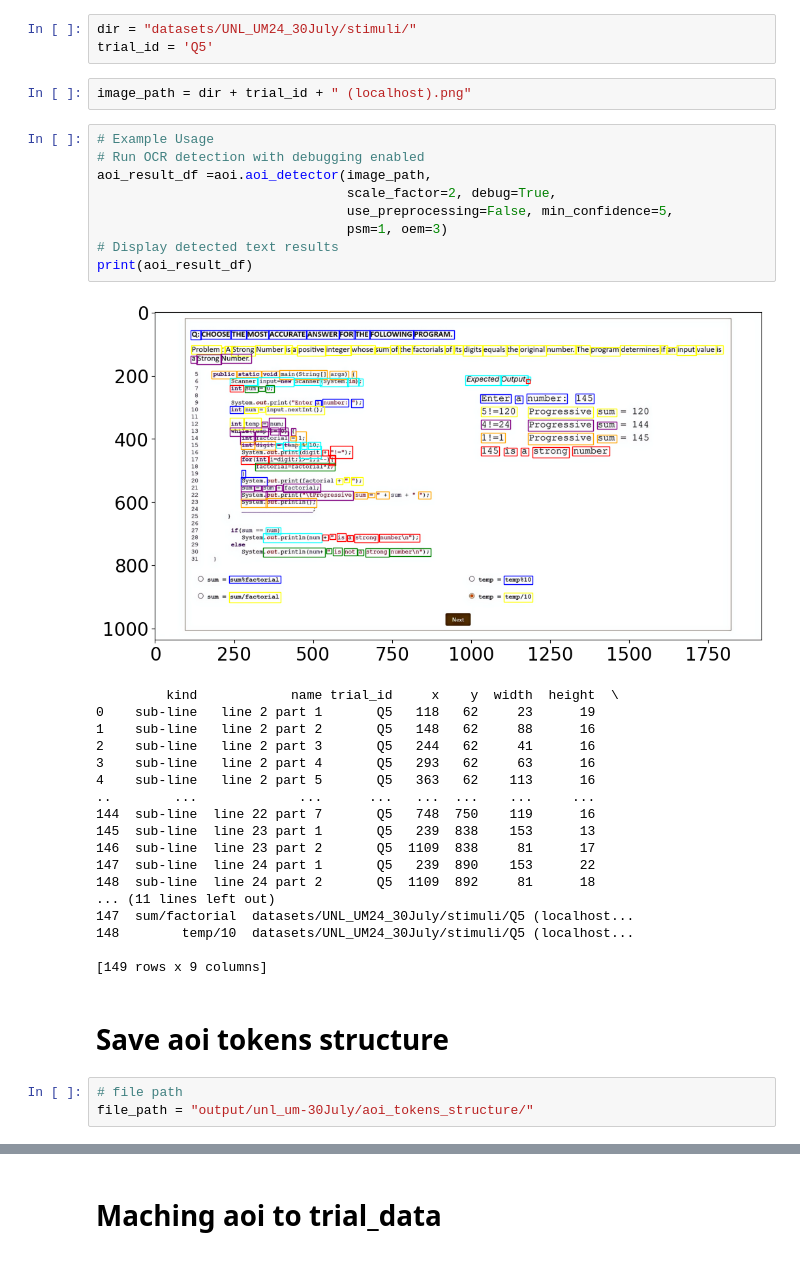
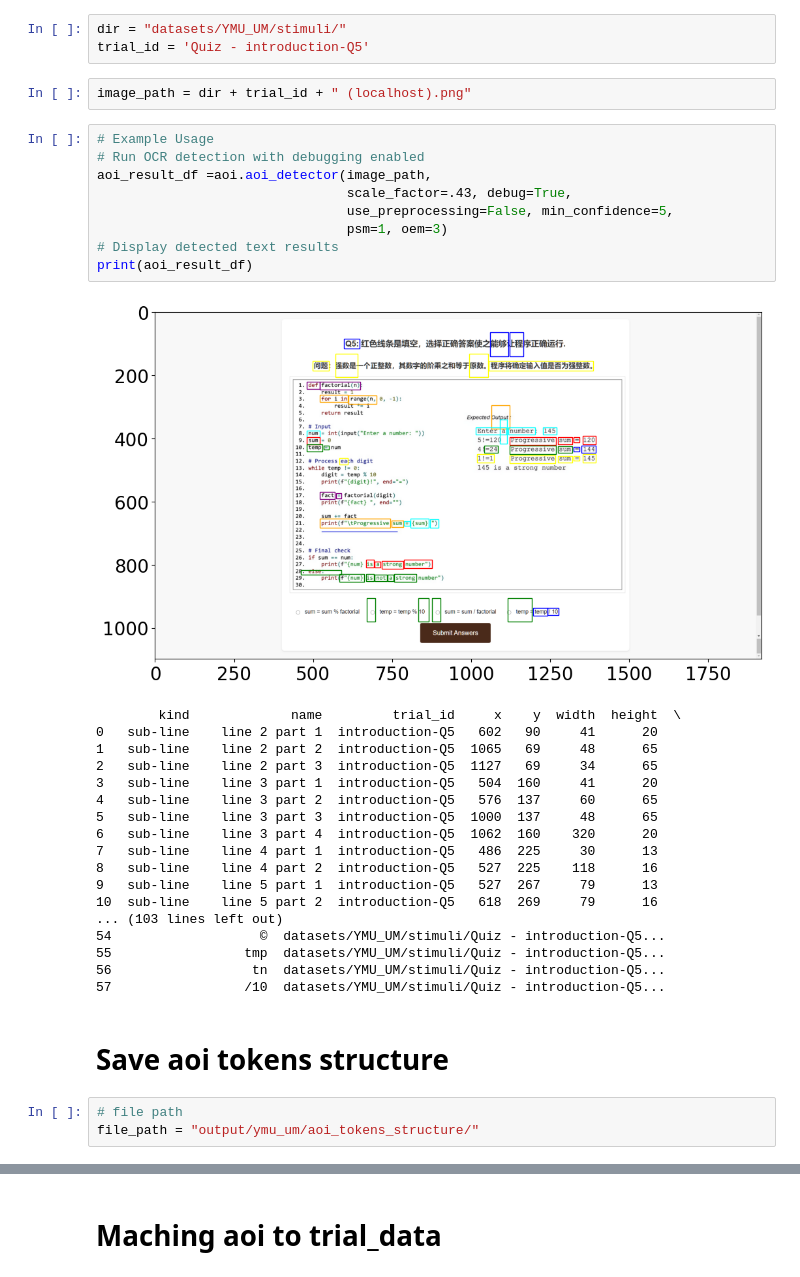
Before and after one commit to DylanYang/GAZE2CodeToolkit, a Jupyter notebook: g2c_aoi_extractor.ipynb, the cells around one changed output, grey strips where cells are left out. Drawn from its saved outputs; the diff is of its cells as text.

```diff
--- a/g2c_aoi_extractor.ipynb
+++ b/g2c_aoi_extractor.ipynb
@@ -100,43 +106,43 @@ array(['17623623_P103', '75894071_P105', '73142188_P107', '95297148_P113',
 # %% [markdown]
 # AOI Detector
 # %%
-dir = "datasets/UNL_UM24_30July/stimuli/"
-trial_id = 'Q5'
+dir = "datasets/YMU_UM/stimuli/"
+trial_id = 'Quiz - introduction-Q5'
 # %%
 image_path = dir + trial_id + " (localhost).png"
 # %%
 # Example Usage
 # Run OCR detection with debugging enabled
 aoi_result_df =aoi.aoi_detector(image_path,
-                                scale_factor=2, debug=True,
+                                scale_factor=.43, debug=True,
                                 use_preprocessing=False, min_confidence=5,
                                 psm=1, oem=3)
 # Display detected text results
 print(aoi_result_df)
 # %% [output]
-[figure, old version]
+[figure, new version]
-         kind            name trial_id     x    y  width  height  \
-0    sub-line   line 2 part 1       Q5   118   62     23      19
-1    sub-line   line 2 part 2       Q5   148   62     88      16
-2    sub-line   line 2 part 3       Q5   244   62     41      16
-3    sub-line   line 2 part 4       Q5   293   62     63      16
-4    sub-line   line 2 part 5       Q5   363   62    113      16
-..        ...             ...      ...   ...  ...    ...     ...
-144  sub-line  line 22 part 7       Q5   748  750    119      16
-145  sub-line  line 23 part 1       Q5   239  838    153      13
-146  sub-line  line 23 part 2       Q5  1109  838     81      17
-147  sub-line  line 24 part 1       Q5   239  890    153      22
-148  sub-line  line 24 part 2       Q5  1109  892     81      18
-... (11 lines left out)
-147  sum/factorial  datasets/UNL_UM24_30July/stimuli/Q5 (localhost...
-148        temp/10  datasets/UNL_UM24_30July/stimuli/Q5 (localhost...
-
-[149 rows x 9 columns]
+        kind             name         trial_id     x    y  width  height  \
+0   sub-line    line 2 part 1  introduction-Q5   602   90     41      20
+1   sub-line    line 2 part 2  introduction-Q5  1065   69     48      65
+2   sub-line    line 2 part 3  introduction-Q5  1127   69     34      65
+3   sub-line    line 3 part 1  introduction-Q5   504  160     41      20
+4   sub-line    line 3 part 2  introduction-Q5   576  137     60      65
+5   sub-line    line 3 part 3  introduction-Q5  1000  137     48      65
+6   sub-line    line 3 part 4  introduction-Q5  1062  160    320      20
+7   sub-line    line 4 part 1  introduction-Q5   486  225     30      13
+8   sub-line    line 4 part 2  introduction-Q5   527  225    118      16
+9   sub-line    line 5 part 1  introduction-Q5   527  267     79      13
+10  sub-line    line 5 part 2  introduction-Q5   618  269     79      16
+... (103 lines left out)
+54                   ©  datasets/YMU_UM/stimuli/Quiz - introduction-Q5...
+55                 tmp  datasets/YMU_UM/stimuli/Quiz - introduction-Q5...
+56                  tn  datasets/YMU_UM/stimuli/Quiz - introduction-Q5...
+57                 /10  datasets/YMU_UM/stimuli/Quiz - introduction-Q5...
 # %% [markdown]
 # Save aoi tokens structure
 # %%
 # file path
-file_path = "output/unl_um-30July/aoi_tokens_structure/"
+file_path = "output/ymu_um/aoi_tokens_structure/"
 # %%
 aoi.aoi_save_tokens_structure(aoi_result_df, file_path)
 # %% [output]
```
Also changed, not shown: parts of 17 cells of this notebook, 8 other files.
